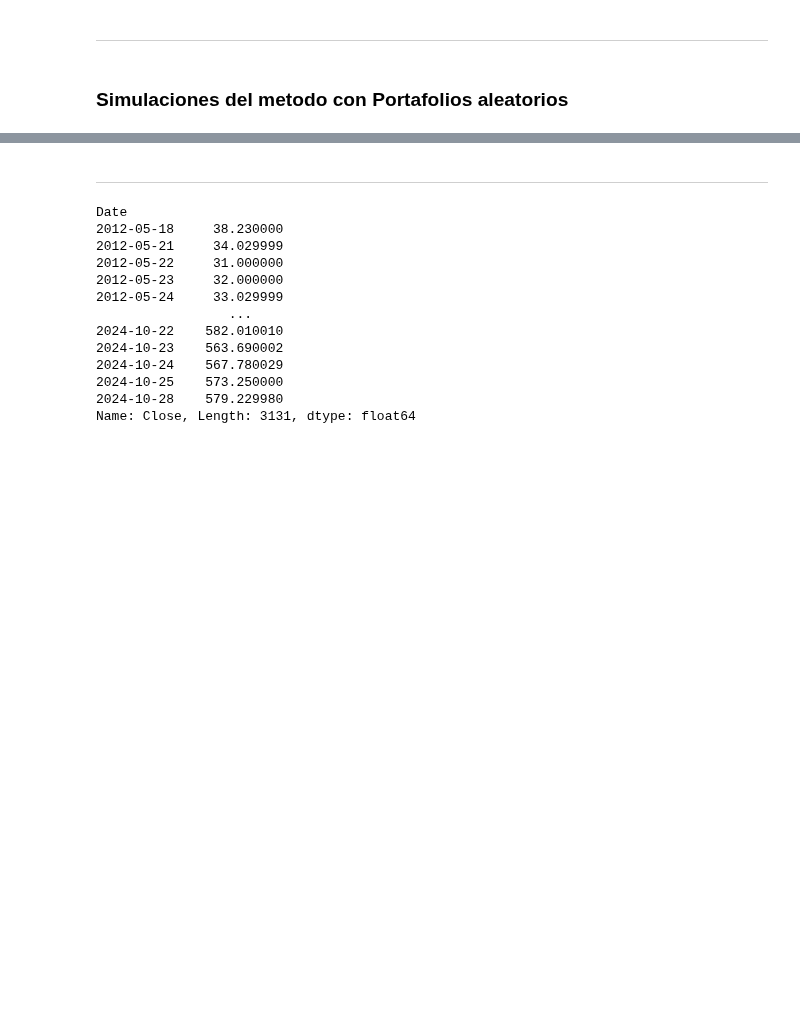
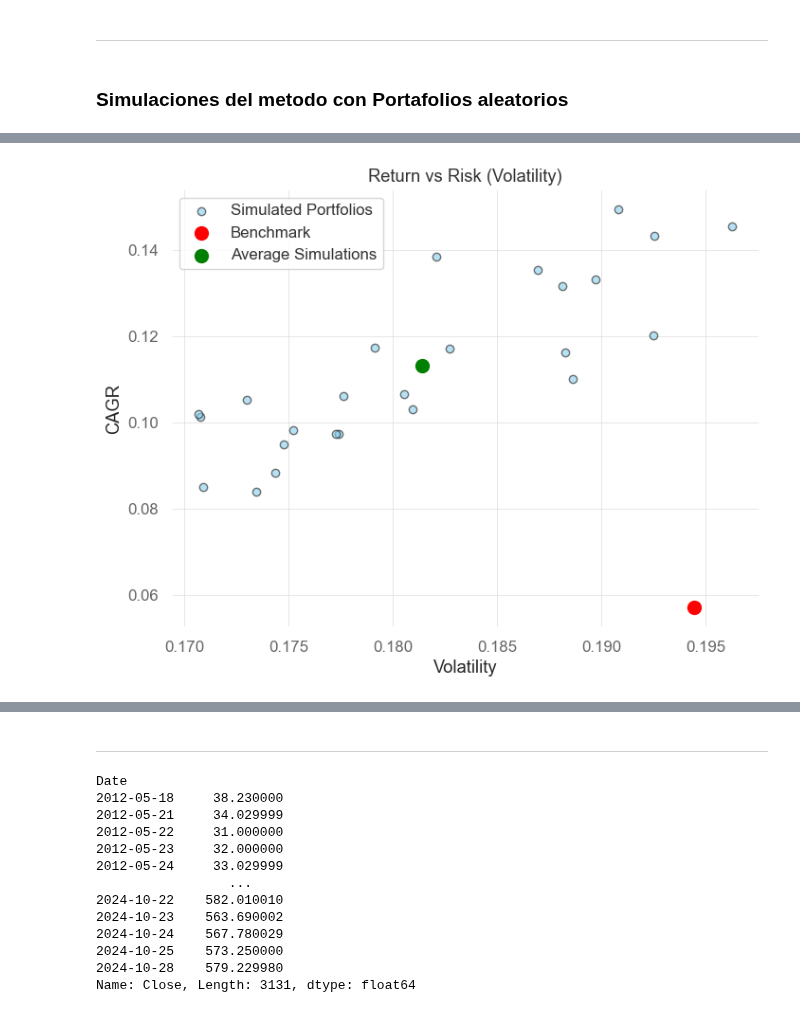
Before and after one commit to Luis1Soto/New_Asset_Allocation, a Jupyter notebook: Notebook.ipynb, the cells around one changed output, grey strips where cells are left out. Cells and saved outputs as stored; diff of their text form; code cells hidden in the pictures; blank space fills up the shorter version.

```diff
--- a/Notebook.ipynb
+++ b/Notebook.ipynb
@@ -245,0 +292,19 @@ final_results_df.describe()
+# %%
+plt.figure(figsize=(8, 6))
+plt.scatter(final_results_df['Volatility'], final_results_df['CAGR'], alpha=0.6, color='skyblue', edgecolor='k', label='Simulated Portfolios')
+
+plt.scatter(benchmark_metrics['Volatility'], benchmark_metrics['CAGR'], color='red', s=100, label='Benchmark')
+
+average_volatility = final_results_df['Volatility'].mean()
+average_cagr = final_results_df['CAGR'].mean()
+
+plt.scatter(average_volatility, average_cagr, color='green', s=100, label='Average Simulations')
+
+plt.title('Return vs Risk (Volatility)')
+plt.xlabel('Volatility')
+plt.ylabel('CAGR')
+plt.legend()
+plt.grid(True)
+plt.show()
+# %% [output]
+[figure, added]
```
Also changed, not shown: parts of 13 cells of this notebook, 1 other file.
